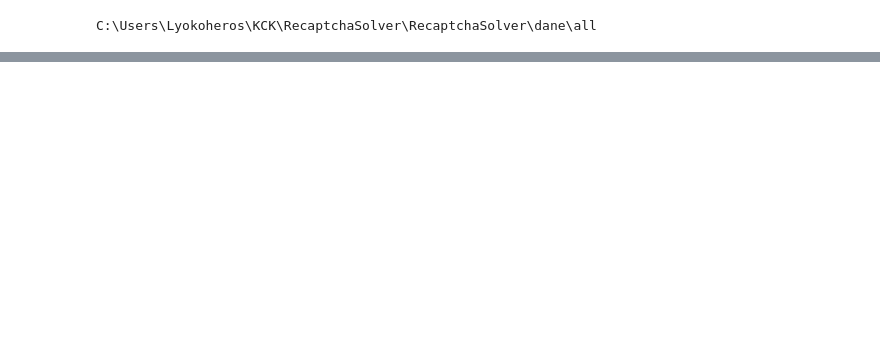
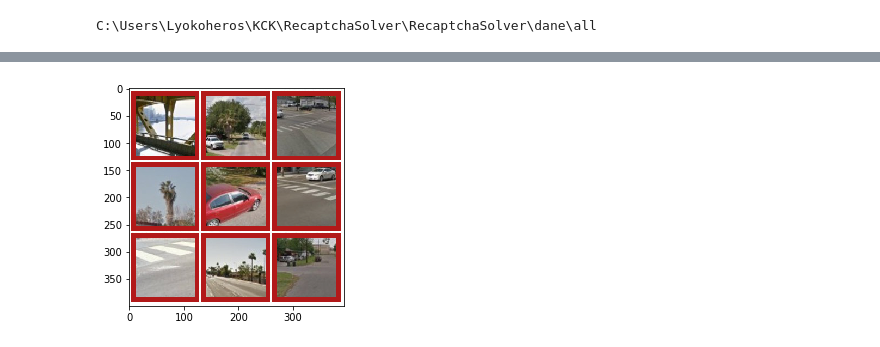
Before and after one commit to Lyokoheros/RecaptchaSolver, a Jupyter notebook: RecaptchaSolver.ipynb, the cells around one changed output, grey strips where cells are left out. Cells and saved outputs as stored; diff of their text form; code cells hidden in the pictures; blank space fills up the shorter version.

Commit message:
Final working version 1.0(comments and print off cleaned, all functionalities working)

```diff
--- a/RecaptchaSolver.ipynb
+++ b/RecaptchaSolver.ipynb
@@ -294,7 +274,7 @@ def podsumowanie(epochs = 10, model = model):
     plt.title('Training and Validation Loss')
     plt.show()
 # %%
-#przygotowanie sieci(jedna funkcja!)
+#przygotowanie sieci
 def przygotujSiec():
 
     model=[]
@@ -314,7 +294,7 @@ def przygotujSiec():
 
         model, my_training_batch_generator, my_validation_batch_generator = przygotujModel()
 
-        model = trenuj(epochs=5)
+        model = trenuj(epochs=10)
 
         model_json = model.to_json()
         with open("model.json", "w") as json_file:
@@ -325,9 +305,6 @@ def przygotujSiec():
 
 
     return model
-
-cwd = os.getcwd()
-print(os.path.join(cwd, "dane", "all"))
 # %% [output]
 C:\Users\Lyokoheros\KCK\RecaptchaSolver\RecaptchaSolver\dane\all
 # %%
@@ -515,13 +413,0 @@ NameError: name 'przygotujSiec' is not defined
-# %%
-dane = "test1.jpg"
-pictures=podziel(dane)
-
-
-print("testy:")
-plt.imshow(pictures[5])
-plt.show()
-
-displayPictures(pictures)
-
-#plt.imshow(out)
-#plt.show()
@@ -543,0 +414,63 @@ NameError: name 'pictures' is not defined
+# %%
+#właściwa część programu
+
+def main():
+    print("Starting program... ...")
+
+    #parametry
+    dane = "test1.jpg"
+    szukane = 'zebra'
+    IMG_SIZE = 126
+
+
+    #działanie sieci
+    model = przygotujSiec()
+
+    captcha = wczytajObraz(dane)
+
+    pictures, koordy = podziel(captcha)
+
+
+
+    class_names = glob("dane/train/*") # Reads all the folders in which images are present
+    class_names = sorted(class_names) # Sorting them
+
+
+
+    predykcje=[]
+    for obraz in pictures:
+        pred = model.predict_classes(obraz.reshape([1,126,126,3]))[0]
+        predykcje.append(splitter(class_names[pred])[2])
+
+
+    #predykcje[1]='zebra'
+
+    #ustawianie odpowiedzi na pytanie, czy wykryta klasa jest zgodna z szukaną
+    for i in range(len(predykcje)):
+        if predykcje[i]==szukane:
+            predykcje[i]=1
+        else:
+            predykcje[i]=0
+
+    siatka = []
+    for i in range(3):
+        siatka.append([])
+        for j in range(3):
+            siatka[i].append(predykcje[3*i+j])
+
+    #print(predykcje)
+    #print(siatka)
+    #Wyświetlanie wyników
+    zaznacz(koordy, captcha, IMG_SIZE, wybrane=siatka)
+
+
+
+
+
+
+
+
+    print("Finishing program...")
+
+main ()
+# %% [output]
@@ -543,0 +494 @@ NameError: name 'pictures' is not defined
+[figure, added]
```
Also changed, not shown: parts of 7 cells of this notebook, 9 other files.
